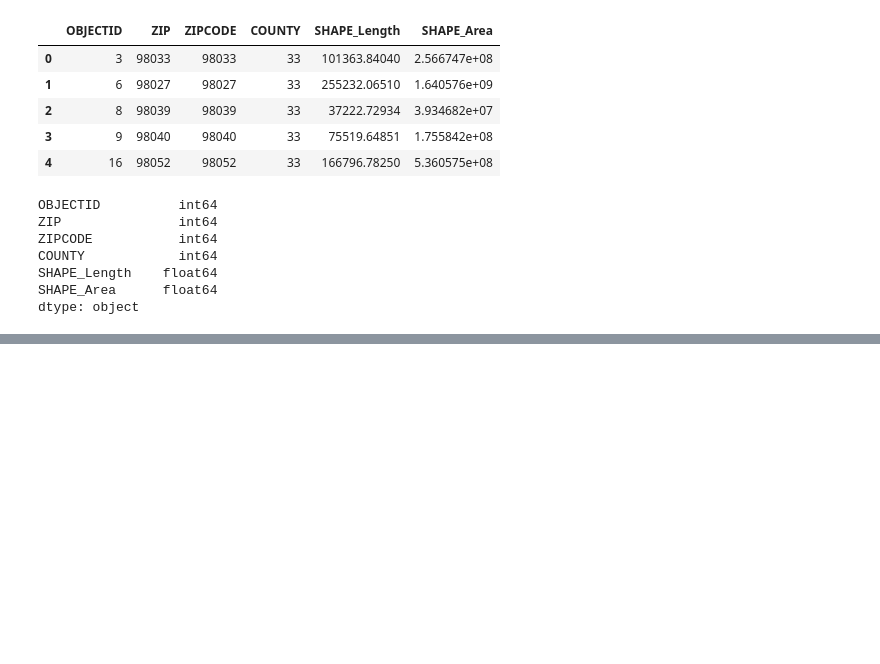
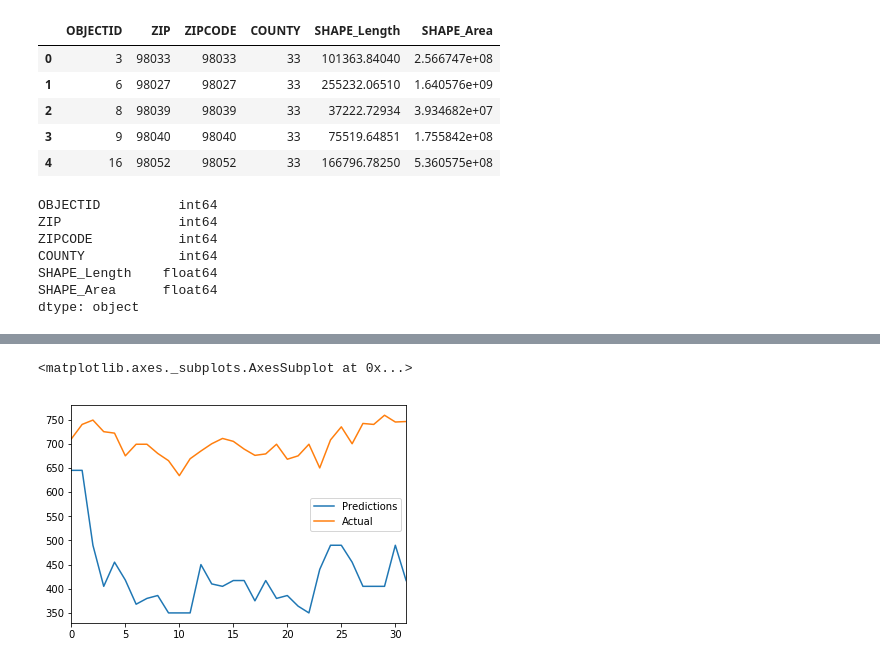
Before and after one commit to CapraRoyale/property-predictions, a Jupyter notebook: seattle_data.ipynb, the cells around one changed output, grey strips where cells are left out. Saved outputs shown, nothing was run; the diff lists cells and outputs as text; code cells hidden in the pictures; blank space fills up the shorter version.

```diff
--- a/seattle_data.ipynb
+++ b/seattle_data.ipynb
@@ -844,0 +890,23 @@ weighted avg       0.00      0.00      0.00      32.0
+# %%
+# Creating Random Forest Model
+
+from sklearn.ensemble import RandomForestClassifier
+from sklearn.preprocessing import StandardScaler
+# from imblearn.ensemble import BalancedRandomForestClassifier
+scaler = StandardScaler().fit(X)
+
+X_train_scaled = scaler.transform(X_train)
+X_test_scaled = scaler.transform(X_test)
+# %%
+rf = RandomForestClassifier(n_estimators=1000, random_state=1)
+rf.fit(X_train_scaled, y_train)
+
+predictions = rf.predict(X_test_scaled)
+
+results = pd.DataFrame({
+
+    "Predictions":predictions,
+    "Actual":y_test
+}).reset_index(drop=True)
+
+results.tail()
@@ -844,0 +920,5 @@ weighted avg       0.00      0.00      0.00      32.0
+# %%
+results.plot()
+# %% [output]
+<matplotlib.axes._subplots.AxesSubplot at 0x...>
+[figure, added]
```
Also changed, not shown: parts of 69 cells of this notebook.
